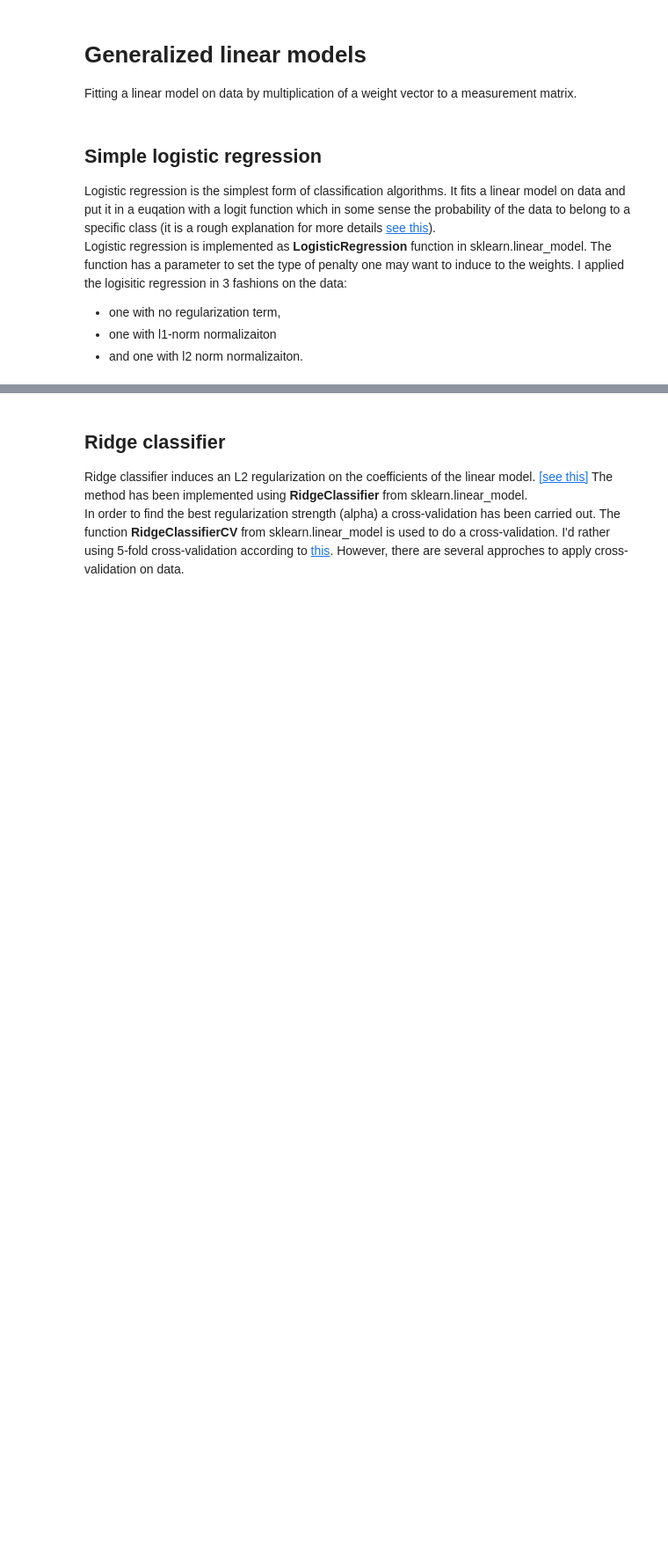
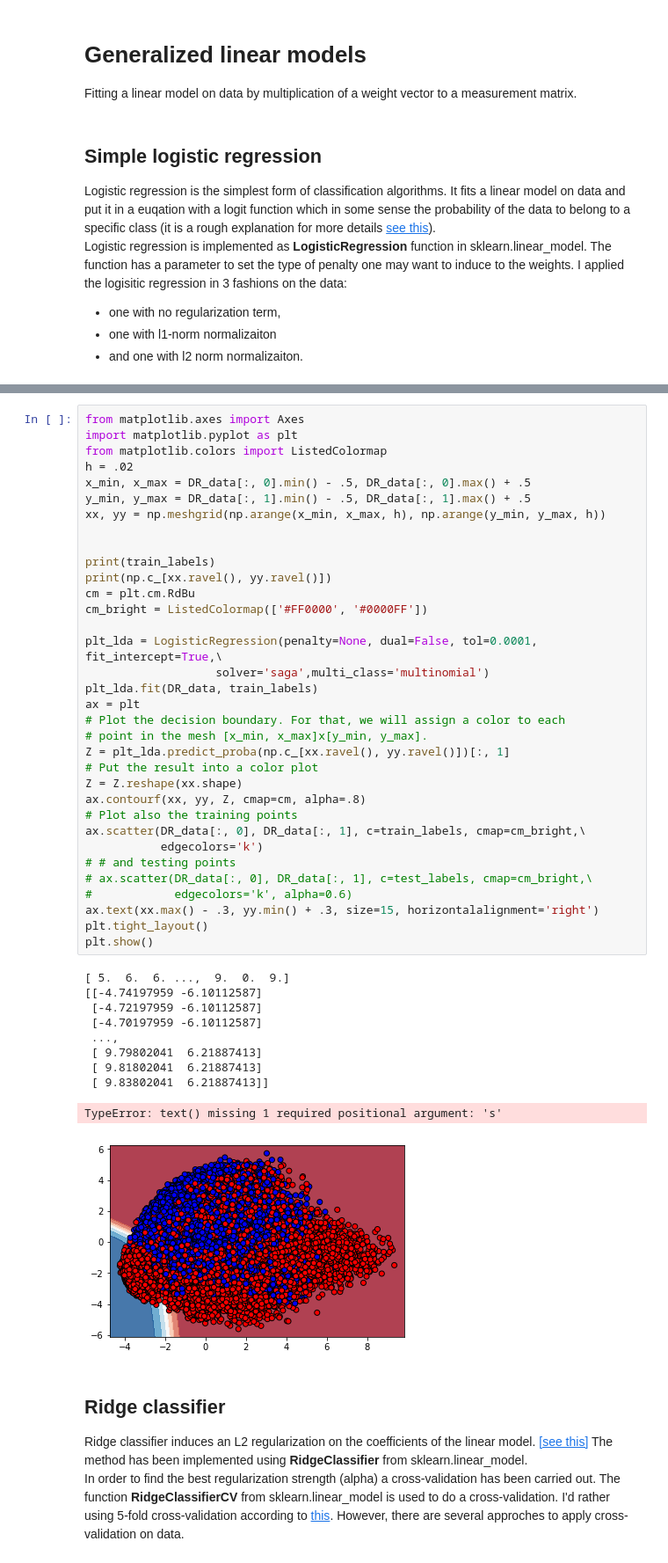
Before and after one commit to EliHei/Practical_Machine_Learning, a Jupyter notebook: code/Classification Alg.'s on MINST Dataset .ipynb, the cells around one changed output, grey strips where cells are left out. Shown: that part at 88% size. Cells and saved outputs as stored; diff of their text form; blank space fills up the shorter version.

```diff
--- a/code/Classification Alg.'s on MINST Dataset .ipynb
+++ b/code/Classification Alg.'s on MINST Dataset .ipynb
@@ -165,3 +182,48 @@ print("accuracy rate of logistic regression with l2 regularization: %d", accurac
+# %%
+from matplotlib.axes import Axes
+import matplotlib.pyplot as plt
+from matplotlib.colors import ListedColormap
+h = .02
+x_min, x_max = DR_data[:, 0].min() - .5, DR_data[:, 0].max() + .5
+y_min, y_max = DR_data[:, 1].min() - .5, DR_data[:, 1].max() + .5
+xx, yy = np.meshgrid(np.arange(x_min, x_max, h), np.arange(y_min, y_max, h))
+
+
+print(train_labels)
+print(np.c_[xx.ravel(), yy.ravel()])
+cm = plt.cm.RdBu
+cm_bright = ListedColormap(['#FF0000', '#0000FF'])
+
+plt_lda = LogisticRegression(penalty=None, dual=False, tol=0.0001, fit_intercept=True,\
+                   solver='saga',multi_class='multinomial')
+plt_lda.fit(DR_data, train_labels)
+ax = plt
+# Plot the decision boundary. For that, we will assign a color to each
+# point in the mesh [x_min, x_max]x[y_min, y_max].
+Z = plt_lda.predict_proba(np.c_[xx.ravel(), yy.ravel()])[:, 1]
+# Put the result into a color plot
+Z = Z.reshape(xx.shape)
+ax.contourf(xx, yy, Z, cmap=cm, alpha=.8)
+# Plot also the training points
+ax.scatter(DR_data[:, 0], DR_data[:, 1], c=train_labels, cmap=cm_bright,\
+           edgecolors='k')
+# # and testing points
+# ax.scatter(DR_data[:, 0], DR_data[:, 1], c=test_labels, cmap=cm_bright,\
+#            edgecolors='k', alpha=0.6)
+ax.text(xx.max() - .3, yy.min() + .3, size=15, horizontalalignment='right')
+plt.tight_layout()
+plt.show()
+# %% [output]
+[ 5.  6.  6. ...,  9.  0.  9.]
+[[-4.74197959 -6.10112587]
+ [-4.72197959 -6.10112587]
+ [-4.70197959 -6.10112587]
+ ...,
+ [ 9.79802041  6.21887413]
+ [ 9.81802041  6.21887413]
+ [ 9.83802041  6.21887413]]
+TypeError: text() missing 1 required positional argument: 's'
+[figure, added]
 # %% [markdown]
 ## Ridge classifier
 Ridge classifier induces an L2 regularization on the coefficients of the linear model. [[see this]](http://statweb.stanford.edu/~tibs/sta305files/Rudyregularization.pdf) The method has been implemented using **RidgeClassifier** from sklearn.linear_model.<br />
```
Also changed, not shown: parts of 8 cells of this notebook.
